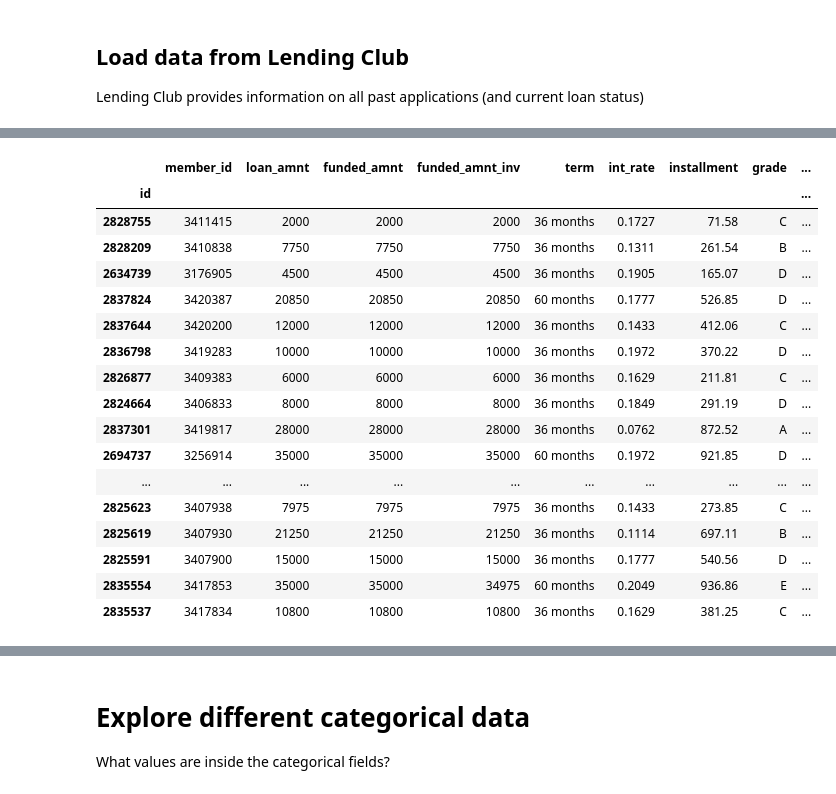
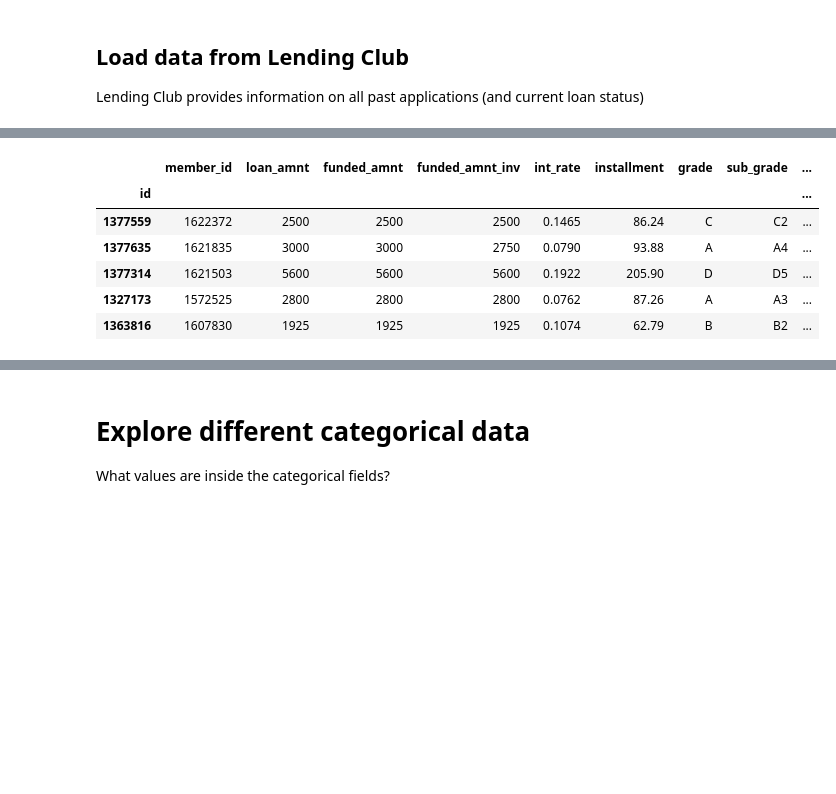
Before and after one commit to mschoeffler1/ds_portfolio, a Jupyter notebook: lending_club/LendingClub.ipynb, the cells around one changed output, grey strips where cells are left out. Drawn from its saved outputs; the diff is of its cells as text; code cells hidden in the pictures; blank space fills up the shorter version.

```diff
--- a/lending_club/LendingClub.ipynb
+++ b/lending_club/LendingClub.ipynb
@@ -66,3 +70,12 @@ Lending Club provides information on all past applications (and current loan sta
 - **2010.csv:** list of US counties, population, congregations, and adherents from http://www.rcms2010.org/
   - This website also has info breaking down into specific religion
 - **US_elect_county:** 2012 presidential elections by county from http://www.theguardian.com/news/datablog/2012/nov/07/us-2012-election-county-results-download
+# %%
+import pandas as pd
+pd.set_option('display.max_columns', 100)
+%matplotlib inline
+# map zip codes to county codes
+zip_counties = pd.read_excel('ZIP_COUNTY_122015.xlsx', skiprows = 0, header = 0)
+zip_counties['COUNTY'] = zip_counties['COUNTY'].astype(str).str.zfill(5)
+zip_counties['ZIP'] = zip_counties['ZIP'].astype(str).str.zfill(5)
+zip_counties.sample()
@@ -68,0 +85,11 @@ Lending Club provides information on all past applications (and current loan sta
+# %%
+import pandas as pd
+pd.set_option('display.max_columns', 100)
+%matplotlib inline
+# map county codes to county names
+national_county = pd.read_csv('national_county.txt',
+    names=['State', 'State_Code', 'County_Code', 'County', 'H1'], dtype={1: str, 2: str})
+# combine into needed fields
+national_county['County_Code_Full'] = national_county['State_Code'] + national_county['County_Code']
+national_county['County_Full'] = national_county['County'].str[:-7] + ', ' + national_county['State']
+national_county.head()
@@ -99,8 +136,8 @@ import pandas as pd
 pd.set_option('display.max_columns', 100)
 %matplotlib inline
 # 2012-2013 loan data - files are available from deeper history
-# had to unzip file and remove first row with legal info
-past_loans = pd.read_csv('LoanStats3b.csv', header = 1, index_col=0)
+# had to unzip file
+past_loans = pd.read_csv('LoanStats3b_securev1.csv', header = 1, index_col=0, skiprows=0, skip_footer=2, engine='python')
 past_loans['term'] = past_loans['term'].astype('category')
 past_loans['grade'] = past_loans['grade'].astype('category')
 past_loans['sub_grade'] = past_loans['sub_grade'].astype('category')
@@ -112,52 +149,72 @@ past_loans['verification_status'] = past_loans['verification_status'].astype('ca
 # Current 0% loss
 # In Grace Period 28% loss
 # Late 16-30 days 58% loss
 # Late 31-120 days 74% loss
 # Default 89% loss
 di = {'Current': 'Good', 'Fully Paid': 'Good', 'Charged Off': 'Bad', 'Late (31-120 days)': 'Bad',
        'In Grace Period': 'Bad', 'Late (16-30 days)': 'Bad', 'Default': 'Bad'}
 # past_loans.replace({'loan_status': di}, inplace=True)
 past_loans['loan_status'] = past_loans['loan_status'].astype('category')
 past_loans['pymnt_plan'] = past_loans['pymnt_plan'].astype('category')
 past_loans['purpose'] = past_loans['purpose'].astype('category')
 past_loans['application_type'] = past_loans['application_type'].astype('category')
 
 # convert dates
 past_loans['issue_d'] = pd.to_datetime(past_loans['issue_d'])
 past_loans['earliest_cr_line'] = pd.to_datetime(past_loans['earliest_cr_line'])
 past_loans['last_pymnt_d'] = pd.to_datetime(past_loans['last_pymnt_d'])
 past_loans['next_pymnt_d'] = pd.to_datetime(past_loans['next_pymnt_d'])
 past_loans['last_credit_pull_d'] = pd.to_datetime(past_loans['last_credit_pull_d'])
 past_loans['issue_d'] = pd.to_datetime(past_loans['issue_d'])
 
 # convert floats
 past_loans['int_rate'] = pd.to_numeric(past_loans['int_rate'].str.extract('(.*)%'))/100
 
+# convert subgrades
+past_loans["ranked_sub_grade"] = past_loans["sub_grade"].map({'A1':1, 'A2':2, 'A3':3, 'A4':4, 'A5':5, 'B1':6, 'B2':7, 'B3':8, 'B4':9, 'B5':10, 'C1':11,
+       'C2':12, 'C3':13, 'C4':14, 'C5':15, 'D1':16, 'D2':17, 'D3':18, 'D4':19, 'D5':20, 'E1':21, 'E2':22,
+       'E3':23, 'E4':24, 'E5':25, 'F1':26, 'F2':27, 'F3':28, 'F4':29, 'F5':30, 'G1':31, 'G2':32, 'G3':33,
+       'G4':34, 'G5':35})
+
+past_loans["employment"] = past_loans["emp_length"].map({'10+ years':13, '6 years': 6, '7 years': 7, '< 1 year': 0.5,
+        '8 years': 8, '2 years': 2, '5 years': 5, '4 years': 4, '9 years': 9, 'n/a': 0, '1 year': 1, '3 years': 3})
+
+# assume each zip code ends in "01"
+past_loans['zip_code'] = past_loans['zip_code'].str[:3] + "01"
+
+# assume fico is at midpoint of fico range
+past_loans['fico'] = (past_loans['fico_range_low'] + past_loans['fico_range_high']) / 2
+
+# drop data that's not 2012 origination and 36 months term
+past_loans = past_loans.drop(past_loans[(past_loans.issue_d >= '2012-07-01') | (past_loans.term == ' 60 months')].index)
+
 # drop pointless data
 past_loans=past_loans.dropna(axis=1,how='all')
-past_loans.drop('application_type',axis = 1) # only contains "individual"
+past_loans=past_loans.drop('application_type',axis = 1) # only contains "individual"
+past_loans=past_loans.drop('term',axis = 1) # only contains "36" because I fitered down
+past_loans=past_loans.drop('pymnt_plan', axis = 1) # only contains "n"
+past_loans=past_loans.drop('url',axis = 1) # repeats info
 
-# drop data that's not 2012 origination and 36 months term
-past_loans = past_loans.drop(past_loans[(past_loans.issue_d >= '2013-01-01') | (past_loans.term == '60 months')].index)
+# drop columns that are are blank in this data set
+#past_loans=past_loans.drop(['next_pymnt_d', 'mths_since_last_major_derog', 'tot_coll_amt',
+#    'tot_cur_bal', 'total_rev_hi_lim', 'avg_cur_bal', 'mo_sin_old_il_acct', 'mo_sin_old_rev_tl_op',
+#    'mo_sin_rcnt_rev_tl_op', 'mo_sin_rcnt_tl', 'mths_since_recent_bc_dlq', 'num_accts_ever_120_pd',
+#    'num_actv_bc_tl' ,'num_actv_rev_tl', 'num_bc_tl', 'num_il_tl' ,'num_op_rev_tl' ,'num_rev_accts',
+#    'num_rev_tl_bal_gt_0', 'num_tl_120dpd_2m', 'num_tl_30dpd' ,'num_tl_90g_dpd_24m', 'num_tl_op_past_12m',
+#    'pct_tl_nvr_dlq', 'tot_hi_cred_lim', 'total_il_high_credit_limit'],axis = 1)
 
+past_loans=past_loans.drop(['out_prncp', 'out_prncp_inv', 'collections_12_mths_ex_med',
+    'acc_now_delinq', 'chargeoff_within_12_mths', 'delinq_amnt', 'tax_liens'],axis = 1)
 
-past_loans.head(100)
+# drop data that could leak future info
+past_loans=past_loans.drop(['last_credit_pull_d', 'last_fico_range_high', 'last_fico_range_low'],axis = 1)
+
+past_loans.head()
 # %% [output]
-|  | member_id | loan_amnt | funded_amnt | funded_amnt_inv | term | int_rate | installment | grade | ... |
+|  | member_id | loan_amnt | funded_amnt | funded_amnt_inv | int_rate | installment | grade | sub_grade | ... |
 | id |  |  |  |  |  |  |  |  | ... |
-| 2828755 | 3411415 | 2000 | 2000 | 2000 | 36 months | 0.1727 | 71.58 | C | ... |
-| 2828209 | 3410838 | 7750 | 7750 | 7750 | 36 months | 0.1311 | 261.54 | B | ... |
-| 2634739 | 3176905 | 4500 | 4500 | 4500 | 36 months | 0.1905 | 165.07 | D | ... |
-| 2837824 | 3420387 | 20850 | 20850 | 20850 | 60 months | 0.1777 | 526.85 | D | ... |
-| 2837644 | 3420200 | 12000 | 12000 | 12000 | 36 months | 0.1433 | 412.06 | C | ... |
-| 2836798 | 3419283 | 10000 | 10000 | 10000 | 36 months | 0.1972 | 370.22 | D | ... |
-| 2826877 | 3409383 | 6000 | 6000 | 6000 | 36 months | 0.1629 | 211.81 | C | ... |
-| 2824664 | 3406833 | 8000 | 8000 | 8000 | 36 months | 0.1849 | 291.19 | D | ... |
-| 2837301 | 3419817 | 28000 | 28000 | 28000 | 36 months | 0.0762 | 872.52 | A | ... |
-| 2694737 | 3256914 | 35000 | 35000 | 35000 | 60 months | 0.1972 | 921.85 | D | ... |
-| ... | ... | ... | ... | ... | ... | ... | ... | ... | ... |
-| 2825623 | 3407938 | 7975 | 7975 | 7975 | 36 months | 0.1433 | 273.85 | C | ... |
-| 2825619 | 3407930 | 21250 | 21250 | 21250 | 36 months | 0.1114 | 697.11 | B | ... |
-| 2825591 | 3407900 | 15000 | 15000 | 15000 | 36 months | 0.1777 | 540.56 | D | ... |
-| 2835554 | 3417853 | 35000 | 35000 | 34975 | 60 months | 0.2049 | 936.86 | E | ... |
-| 2835537 | 3417834 | 10800 | 10800 | 10800 | 36 months | 0.1629 | 381.25 | C | ... |
+| 1377559 | 1622372 | 2500 | 2500 | 2500 | 0.1465 | 86.24 | C | C2 | ... |
+| 1377635 | 1621835 | 3000 | 3000 | 2750 | 0.0790 | 93.88 | A | A4 | ... |
+| 1377314 | 1621503 | 5600 | 5600 | 5600 | 0.1922 | 205.90 | D | D5 | ... |
+| 1327173 | 1572525 | 2800 | 2800 | 2800 | 0.0762 | 87.26 | A | A3 | ... |
+| 1363816 | 1607830 | 1925 | 1925 | 1925 | 0.1074 | 62.79 | B | B2 | ... |
```
Also changed, not shown: parts of 51 cells of this notebook.
